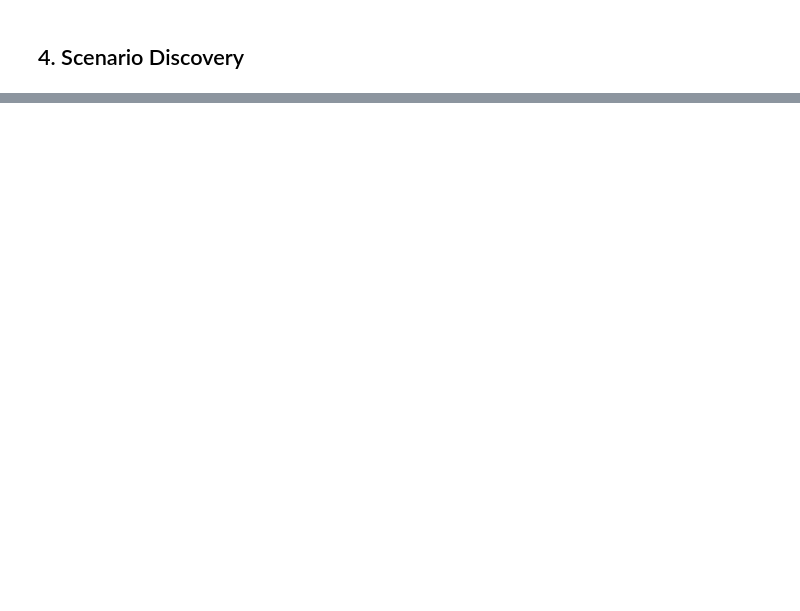
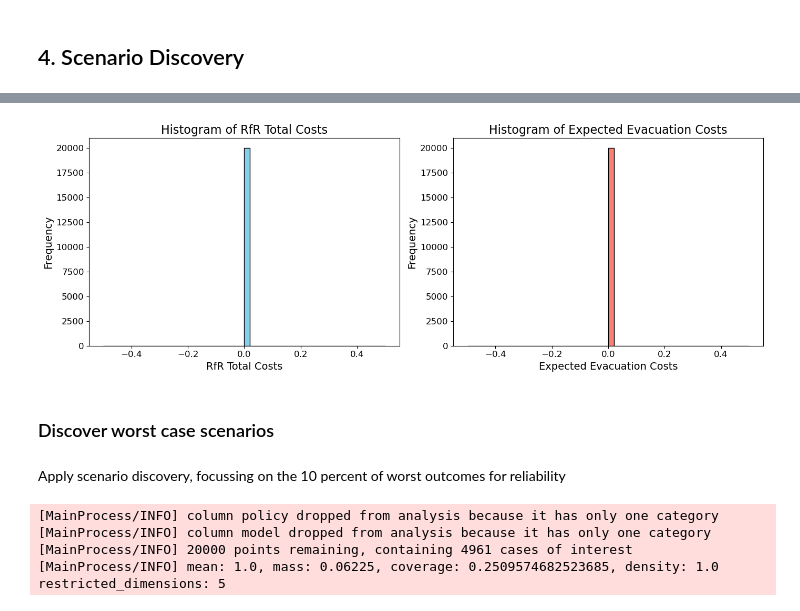
Before and after one commit to movephutthaphaiboon/epa141a-flood-policy-optimization-overijssel, a Jupyter notebook: final assignment/0_OpenExploration_ASIS_DisaggregatedOutcomes.ipynb, the cells around one changed output, grey strips where cells are left out. Saved outputs shown, nothing was run; the diff lists cells and outputs as text; code cells hidden in the pictures; blank space fills up the shorter version.

```diff
--- a/final assignment/0_OpenExploration_ASIS_DisaggregatedOutcomes.ipynb
+++ b/final assignment/0_OpenExploration_ASIS_DisaggregatedOutcomes.ipynb
@@ -243,0 +199,38 @@ plt.show()
+# %%
+# Plot histograms for RfR Total Costs and Expected Evacuation Costs
+fig, axes = plt.subplots(1, 2, figsize=(14, 5))
+
+axes[0].hist(outcomes['RfR Total Costs'], bins=50, color='skyblue', edgecolor='black')
+axes[0].set_title('Histogram of RfR Total Costs', fontsize=16)
+axes[0].set_xlabel('RfR Total Costs', fontsize=14)
+axes[0].set_ylabel('Frequency', fontsize=14)
+axes[0].tick_params(axis='both', which='major', labelsize=12)
+
+axes[1].hist(outcomes['Expected Evacuation Costs'], bins=50, color='salmon', edgecolor='black')
+axes[1].set_title('Histogram of Expected Evacuation Costs', fontsize=16)
+axes[1].set_xlabel('Expected Evacuation Costs', fontsize=14)
+axes[1].set_ylabel('Frequency', fontsize=14)
+axes[1].tick_params(axis='both', which='major', labelsize=12)
+
+plt.tight_layout()
+plt.show()
+# %% [output]
+[figure, added]
+# %% [markdown]
+### Discover worst case scenarios
+# %% [markdown]
+Apply scenario discovery, focussing on the 10 percent of worst outcomes for reliability
+# %%
+from ema_workbench.analysis import prim
+
+data = outcomes['A.5_Expected Number of Deaths']
+
+y = data > np.percentile(data, 10)
+
+prim_alg = prim.Prim(experiments, y, threshold=0.8)
+box1 = prim_alg.find_box()
+# %% [output]
+[MainProcess/INFO] column policy dropped from analysis because it has only one category
+[MainProcess/INFO] column model dropped from analysis because it has only one category
+[MainProcess/INFO] 20000 points remaining, containing 4961 cases of interest
+[MainProcess/INFO] mean: 1.0, mass: 0.06225, coverage: 0.2509574682523685, density: 1.0 restricted_dimensions: 5
```
Also changed, not shown: parts of 27 cells of this notebook.
